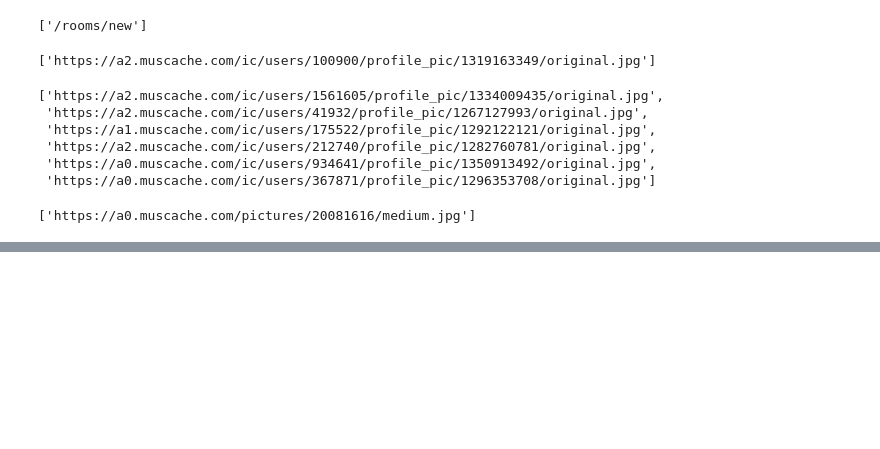
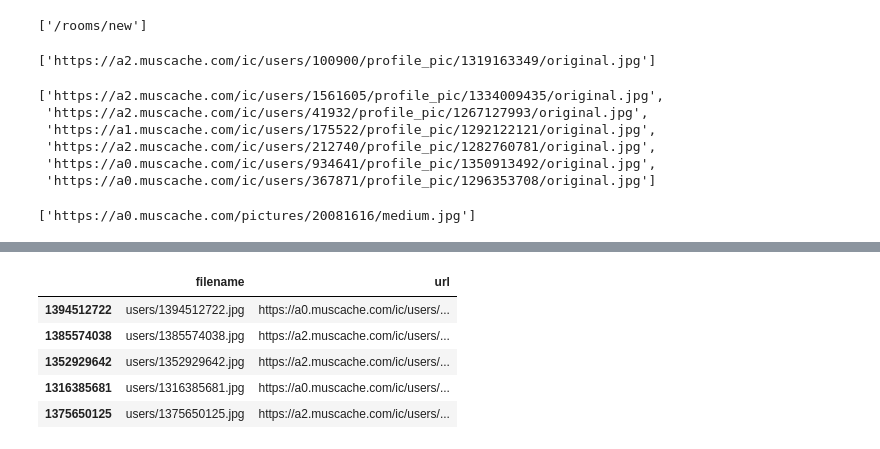
Before and after one commit to PankajMehar/computer-vision-samples, a Jupyter notebook: airbnb-scraper.ipynb, the cells around one changed output, grey strips where cells are left out. Drawn from its saved outputs; the diff is of its cells as text; code cells hidden in the pictures; blank space fills up the shorter version.

```diff
--- a/airbnb-scraper.ipynb
+++ b/airbnb-scraper.ipynb
@@ -264,0 +222,3 @@ for i, room in enumerate( ROOM_PHOTOS ):
+# %%
+uplist = list( USER_PHOTOS )
+uplist[:10]
@@ -264,0 +236,3 @@ for i, room in enumerate( ROOM_PHOTOS ):
+# %%
+upindex = [ int( url.split('/')[-2] ) for url in uplist ]
+upindex[:10]
@@ -264,0 +298,3 @@ for i, room in enumerate( ROOM_PHOTOS ):
+# %%
+user_files = [ 'users/{}.jpg'.format( i ) for i in upindex ]
+room_files = [ 'rooms/{}.jpg'.format( i ) for i in rpindex ]
@@ -264,0 +305,14 @@ for i, room in enumerate( ROOM_PHOTOS ):
+# %%
+user_photos = pd.DataFrame( { 'url':      pd.Series( uplist, index=upindex ),
+                              'filename': pd.Series(user_files, index=upindex ) } )
+room_photos = pd.DataFrame( { 'url':      pd.Series( rplist, index=rpindex ),
+                              'filename': pd.Series(room_files, index=rpindex ) } )
+# %%
+user_photos.head()
+# %% [output]
+|  | filename | url |
+| 1394512722 | users/1394512722.jpg | https://a0.muscache.com/ic/users/... |
+| 1385574038 | users/1385574038.jpg | https://a2.muscache.com/ic/users/... |
+| 1352929642 | users/1352929642.jpg | https://a2.muscache.com/ic/users/... |
+| 1316385681 | users/1316385681.jpg | https://a0.muscache.com/ic/users/... |
+| 1375650125 | users/1375650125.jpg | https://a2.muscache.com/ic/users/... |
```
Also changed, not shown: parts of 25 cells of this notebook, 2 other files.
